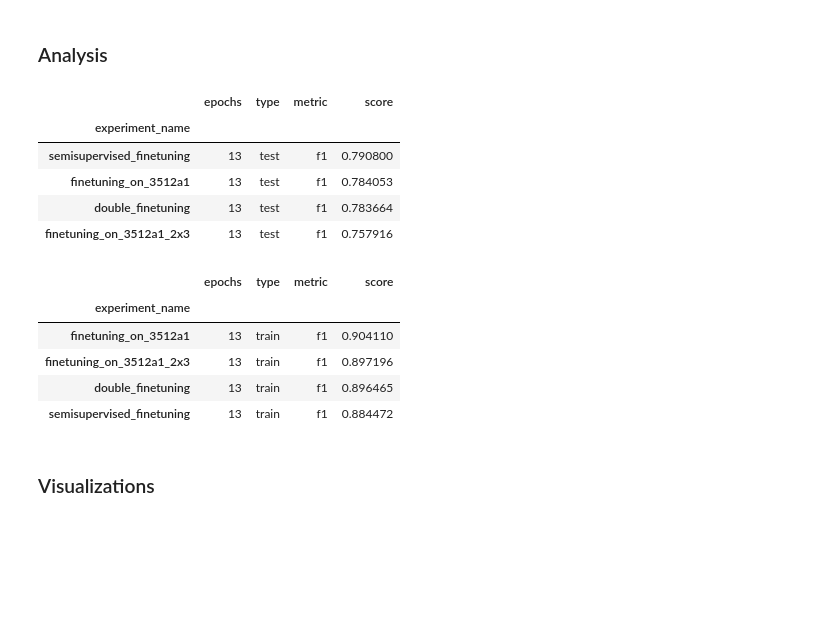
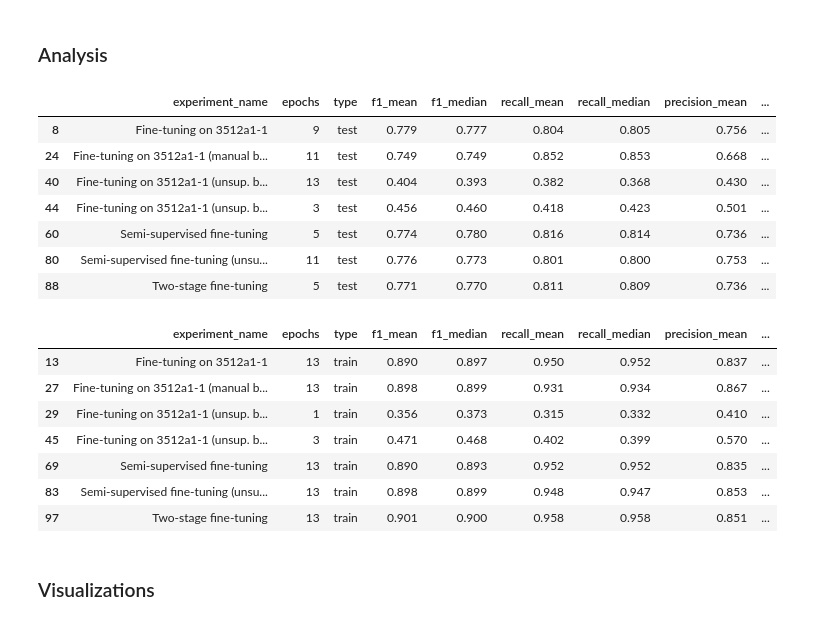
Before and after one commit to JulianZabbarov/tree-detection, a Jupyter notebook: experiments/sauen/evaluation/evaluation.ipynb, the cells around one changed output. Drawn from its saved outputs; the diff is of its cells as text; code cells hidden in the pictures; blank space fills up the shorter version.

```diff
--- a/experiments/sauen/evaluation/evaluation.ipynb
+++ b/experiments/sauen/evaluation/evaluation.ipynb
@@ -177,28 +225,60 @@ baseline_df
 | 2 | baseline | test | recall | 0.804598 | 0.0 |
 # %% [markdown]
 ### Analysis
-# %%
-# best f1 test score for each experiment
-best_f1_test = results_df[(results_df['type'] == 'test') & (results_df["metric"] == "f1")].groupby('experiment_name').max().sort_values('score', ascending=False)
-best_f1_test
-# %% [output]
-|  | epochs | type | metric | score |
-| experiment_name |  |  |  |  |
-| semisupervised_finetuning | 13 | test | f1 | 0.790800 |
-| finetuning_on_3512a1 | 13 | test | f1 | 0.784053 |
-| double_finetuning | 13 | test | f1 | 0.783664 |
-| finetuning_on_3512a1_2x3 | 13 | test | f1 | 0.757916 |
-# %%
-# best f1 train score for each experiment
-best_f1_test = results_df[(results_df['type'] == 'train') & (results_df["metric"] == "f1")].groupby('experiment_name').max().sort_values('score', ascending=False)
-best_f1_test
-# %% [output]
-|  | epochs | type | metric | score |
-| experiment_name |  |  |  |  |
-| finetuning_on_3512a1 | 13 | train | f1 | 0.904110 |
-| finetuning_on_3512a1_2x3 | 13 | train | f1 | 0.897196 |
-| double_finetuning | 13 | train | f1 | 0.896465 |
-| semisupervised_finetuning | 13 | train | f1 | 0.884472 |
+# %%
+# Apply additional filter for 'type' == 'test'
+test_results_over_seeds = results_over_seeds[results_over_seeds['type'] == 'test']
+
+# best f1 test score for each experiment
+idx = test_results_over_seeds.groupby('experiment_name')['f1_mean'].idxmax()
+
+# Filter the DataFrame using the index
+test_results_over_seeds = test_results_over_seeds.loc[idx]
+
+# Select relevant columns
+test_results_over_seeds = test_results_over_seeds[['experiment_name', 'epochs', 'type', 'f1_mean', 'f1_median', 'recall_mean', 'recall_median', 'precision_mean', 'precision_median']]
+
+# round for 3 decimal places
+test_results_over_seeds = test_results_over_seeds.round(3)
+
+# Show the result
+test_results_over_seeds
+# %% [output]
+|  | experiment_name | epochs | type | f1_mean | f1_median | recall_mean | recall_median | precision_mean | ... |
+| 8 | Fine-tuning on 3512a1-1 | 9 | test | 0.779 | 0.777 | 0.804 | 0.805 | 0.756 | ... |
+| 24 | Fine-tuning on 3512a1-1 (manual b... | 11 | test | 0.749 | 0.749 | 0.852 | 0.853 | 0.668 | ... |
+| 40 | Fine-tuning on 3512a1-1 (unsup. b... | 13 | test | 0.404 | 0.393 | 0.382 | 0.368 | 0.430 | ... |
+| 44 | Fine-tuning on 3512a1-1 (unsup. b... | 3 | test | 0.456 | 0.460 | 0.418 | 0.423 | 0.501 | ... |
+| 60 | Semi-supervised fine-tuning | 5 | test | 0.774 | 0.780 | 0.816 | 0.814 | 0.736 | ... |
+| 80 | Semi-supervised fine-tuning (unsu... | 11 | test | 0.776 | 0.773 | 0.801 | 0.800 | 0.753 | ... |
+| 88 | Two-stage fine-tuning | 5 | test | 0.771 | 0.770 | 0.811 | 0.809 | 0.736 | ... |
+# %%
+# Apply additional filter for 'type' == 'test'
+train_results_over_seeds = results_over_seeds[results_over_seeds['type'] == 'train']
+
+# best f1 test score for each experiment
+idx = train_results_over_seeds.groupby('experiment_name')['f1_mean'].idxmax()
+
+# Filter the DataFrame using the index
+train_results_over_seeds = train_results_over_seeds.loc[idx]
+
+# Select relevant columns
+train_results_over_seeds = train_results_over_seeds[['experiment_name', 'epochs', 'type', 'f1_mean', 'f1_median', 'recall_mean', 'recall_median', 'precision_mean', 'precision_median']]
+
+# round for 3 decimal places
+train_results_over_seeds = train_results_over_seeds.round(3)
+
+# Show the result
+train_results_over_seeds
+# %% [output]
+|  | experiment_name | epochs | type | f1_mean | f1_median | recall_mean | recall_median | precision_mean | ... |
+| 13 | Fine-tuning on 3512a1-1 | 13 | train | 0.890 | 0.897 | 0.950 | 0.952 | 0.837 | ... |
+| 27 | Fine-tuning on 3512a1-1 (manual b... | 13 | train | 0.898 | 0.899 | 0.931 | 0.934 | 0.867 | ... |
+| 29 | Fine-tuning on 3512a1-1 (unsup. b... | 1 | train | 0.356 | 0.373 | 0.315 | 0.332 | 0.410 | ... |
+| 45 | Fine-tuning on 3512a1-1 (unsup. b... | 3 | train | 0.471 | 0.468 | 0.402 | 0.399 | 0.570 | ... |
+| 69 | Semi-supervised fine-tuning | 13 | train | 0.890 | 0.893 | 0.952 | 0.952 | 0.835 | ... |
+| 83 | Semi-supervised fine-tuning (unsu... | 13 | train | 0.898 | 0.899 | 0.948 | 0.947 | 0.853 | ... |
+| 97 | Two-stage fine-tuning | 13 | train | 0.901 | 0.900 | 0.958 | 0.958 | 0.851 | ... |
 # %% [markdown]
 ### Visualizations
 # %%
```
Also changed, not shown: parts of 5 cells of this notebook.
